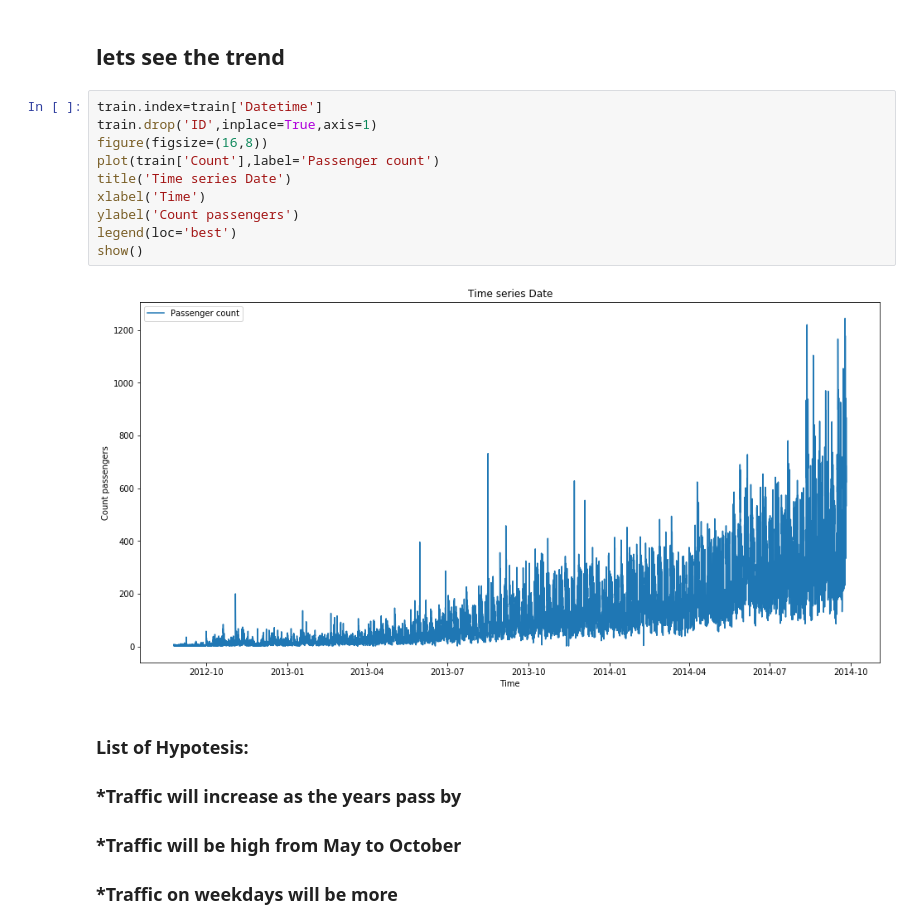
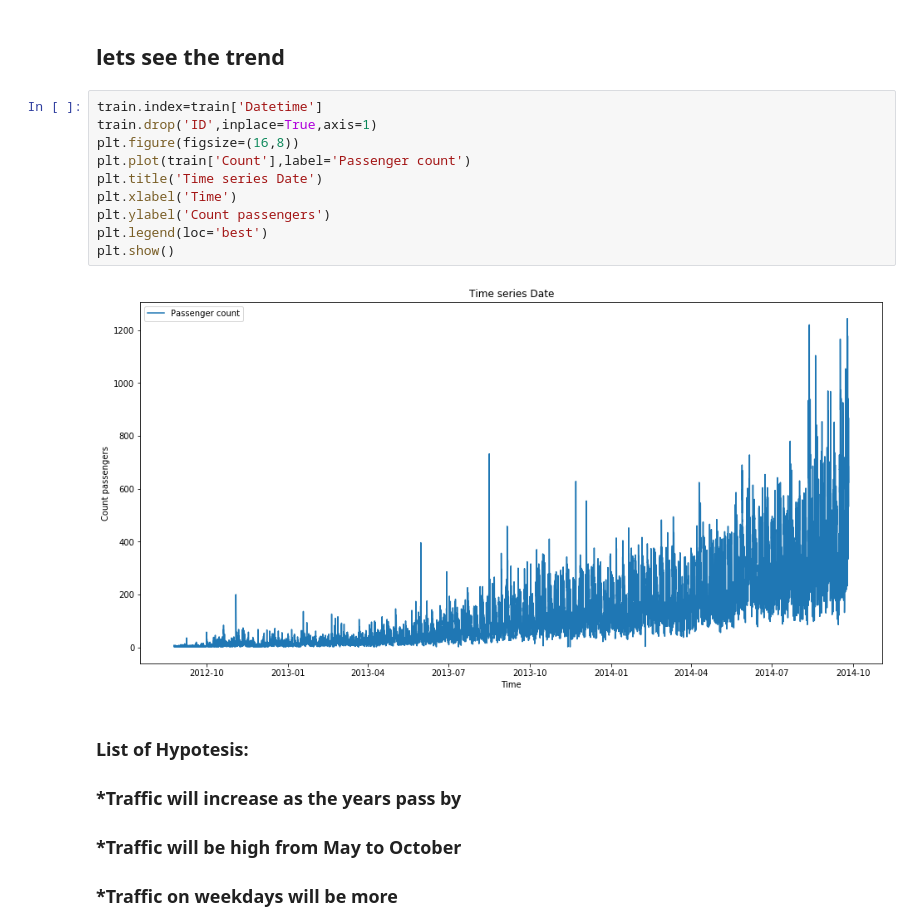
Before and after one commit to h0ssein2011/Kaggle_and_other_Online_competitions, a Jupyter notebook: JetRail/Time series Analysis.ipynb, the cells around one changed output. Cells and saved outputs as stored; diff of their text form.

```diff
--- a/JetRail/Time series Analysis.ipynb
+++ b/JetRail/Time series Analysis.ipynb
@@ -90,15 +93,15 @@ sns.boxplot(x='weekend',y='Count',data=train,showfliers=False)
 # %%
 train.index=train['Datetime']
 train.drop('ID',inplace=True,axis=1)
-figure(figsize=(16,8))
-plot(train['Count'],label='Passenger count')
-title('Time series Date')
-xlabel('Time')
-ylabel('Count passengers')
-legend(loc='best')
-show()
+plt.figure(figsize=(16,8))
+plt.plot(train['Count'],label='Passenger count')
+plt.title('Time series Date')
+plt.xlabel('Time')
+plt.ylabel('Count passengers')
+plt.legend(loc='best')
+plt.show()
 # %% [output]
-[figure, old version]
+[figure, new version]
 # %% [markdown]
 ### List of Hypotesis:
 ### *Traffic will increase as the years pass by
```
Also changed, not shown: parts of 21 cells of this notebook, 6 other files.
